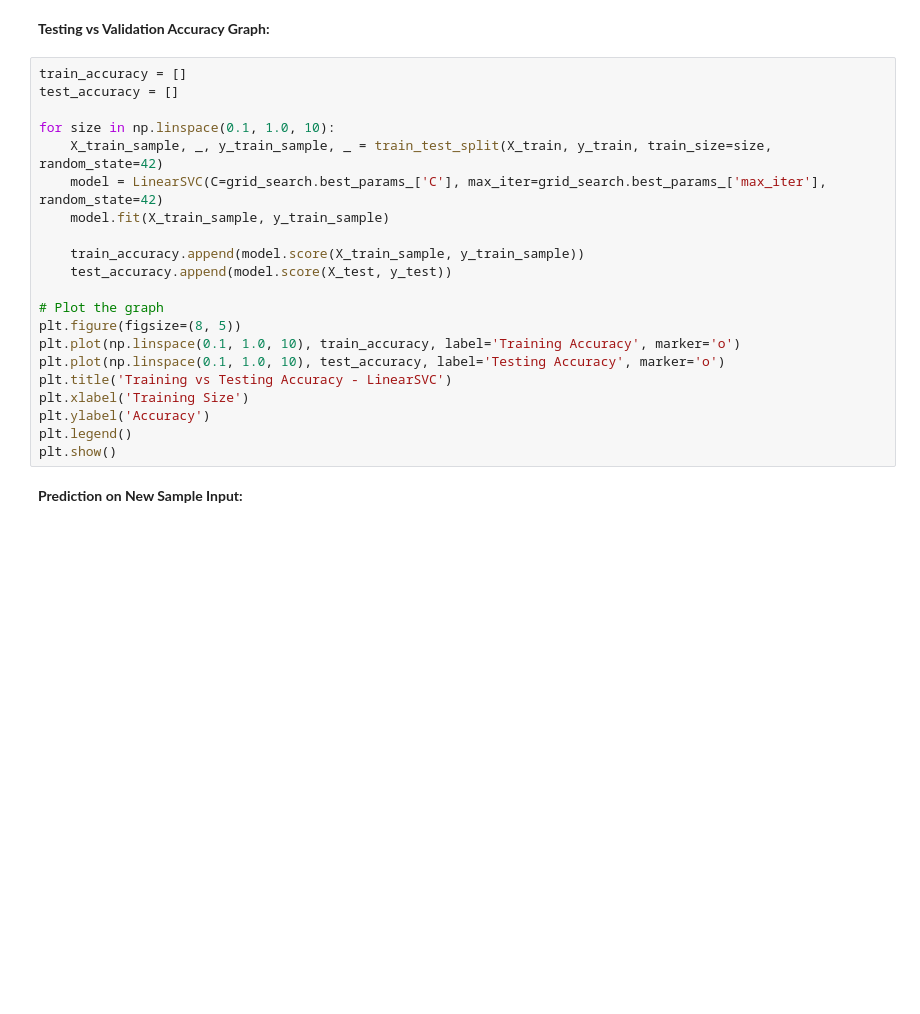
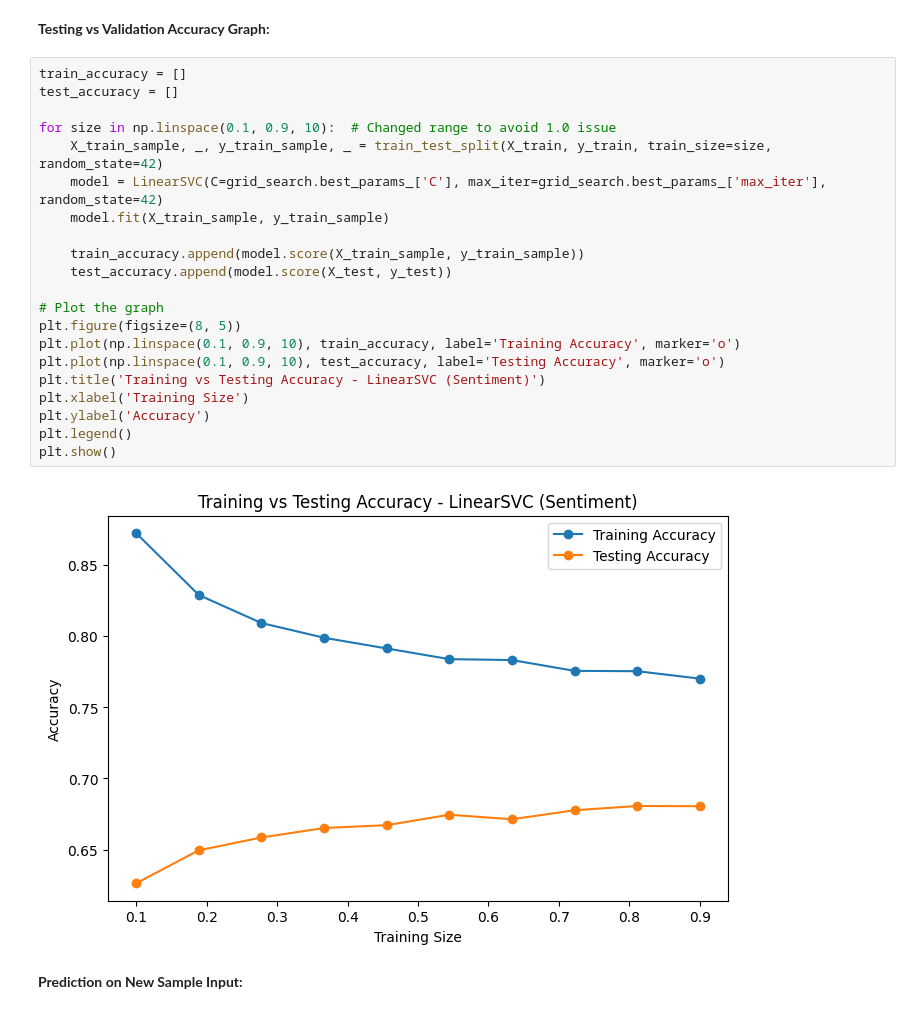
Before and after one commit to C-S-V-S-Subrahmanyam/Amazon-Reviews-Sentiment-Analysis, a Jupyter notebook: FinalReport.ipynb, the cells around one changed output. Cells and saved outputs as stored; diff of their text form; blank space fills up the shorter version.

```diff
--- a/FinalReport.ipynb
+++ b/FinalReport.ipynb
@@ -1198,24 +1215,26 @@ print(f"LinearSVC Accuracy (Grid Search): {lsvc_accuracy:.2%}")
 # %%
 train_accuracy = []
 test_accuracy = []
 
-for size in np.linspace(0.1, 1.0, 10):
+for size in np.linspace(0.1, 0.9, 10):  # Changed range to avoid 1.0 issue
     X_train_sample, _, y_train_sample, _ = train_test_split(X_train, y_train, train_size=size, random_state=42)
     model = LinearSVC(C=grid_search.best_params_['C'], max_iter=grid_search.best_params_['max_iter'], random_state=42)
     model.fit(X_train_sample, y_train_sample)
 
     train_accuracy.append(model.score(X_train_sample, y_train_sample))
     test_accuracy.append(model.score(X_test, y_test))
 
 # Plot the graph
 plt.figure(figsize=(8, 5))
-plt.plot(np.linspace(0.1, 1.0, 10), train_accuracy, label='Training Accuracy', marker='o')
-plt.plot(np.linspace(0.1, 1.0, 10), test_accuracy, label='Testing Accuracy', marker='o')
-plt.title('Training vs Testing Accuracy - LinearSVC')
+plt.plot(np.linspace(0.1, 0.9, 10), train_accuracy, label='Training Accuracy', marker='o')
+plt.plot(np.linspace(0.1, 0.9, 10), test_accuracy, label='Testing Accuracy', marker='o')
+plt.title('Training vs Testing Accuracy - LinearSVC (Sentiment)')
 plt.xlabel('Training Size')
 plt.ylabel('Accuracy')
 plt.legend()
 plt.show()
+# %% [output]
+[figure, added]
 # %% [markdown]
 **Prediction on New Sample Input:**
 # %%
```
Also changed, not shown: parts of 5 cells of this notebook.
